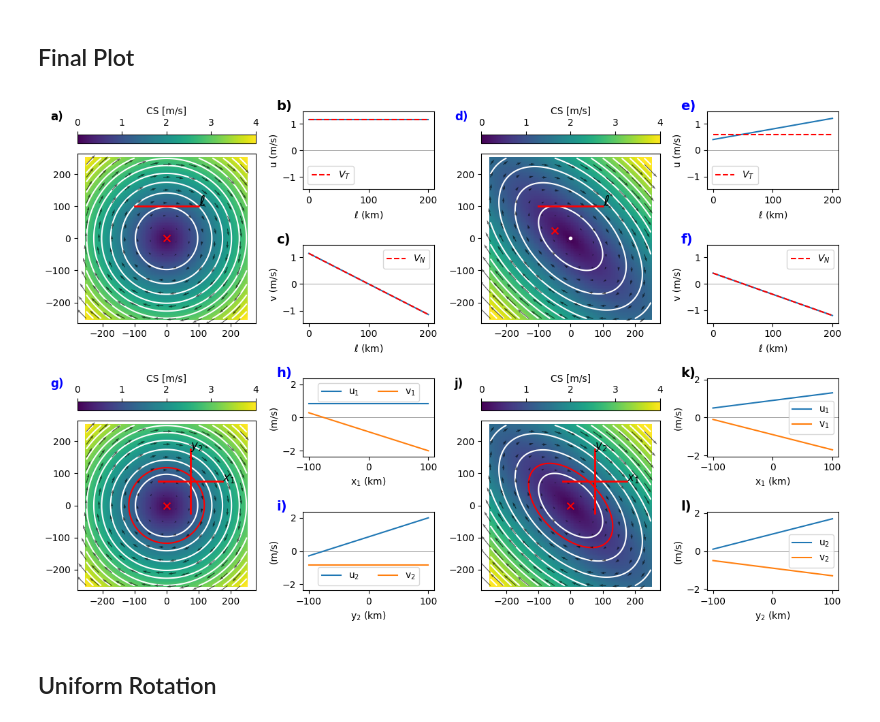
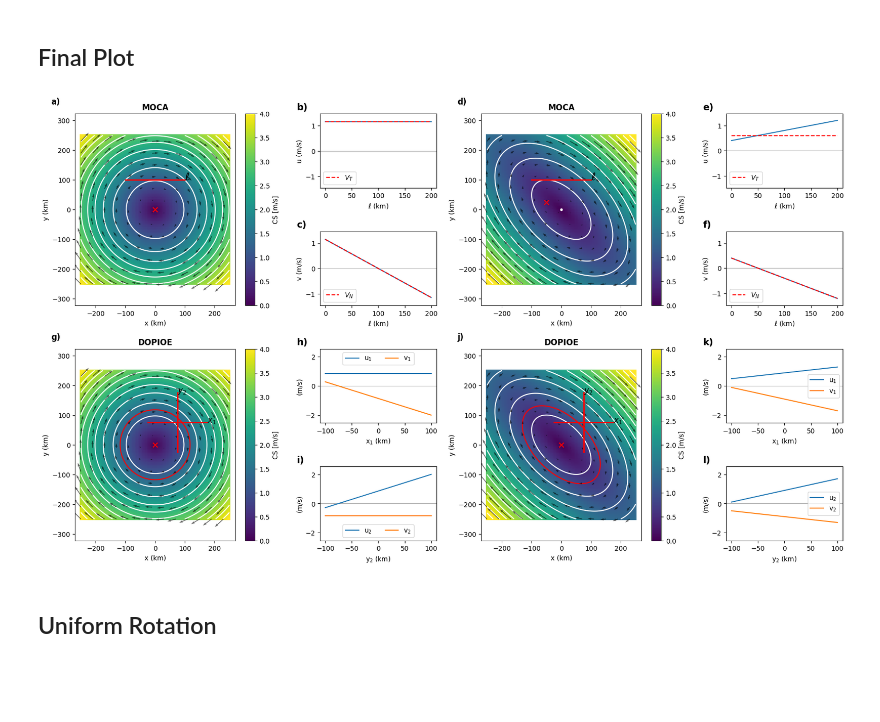
Before and after one commit to regdowse/UNSW-MRes, a Jupyter notebook: MRes/Chapter1/MOCA12.ipynb, the cells around one changed output. Saved outputs shown, nothing was run; the diff lists cells and outputs as text; code cells hidden in the pictures; blank space fills up the shorter version.

```diff
--- a/MRes/Chapter1/MOCA12.ipynb
+++ b/MRes/Chapter1/MOCA12.ipynb
@@ -193,8 +193,8 @@ x0_ell2, y0_ell2, w_ell2, x1_ell2, y1_ell2, u1_ell2, v1_ell2, x2_ell2, y2_ell2,
 # %%
 import matplotlib.gridspec as gridspec
 
-fig = plt.figure(figsize=(12, 8))
-gs = gridspec.GridSpec(4, 6, figure=fig, width_ratios=[1, 1, 2, 1, 1, 2])
+fig = plt.figure(figsize=(17, 10))
+gs = gridspec.GridSpec(4, 6, figure=fig, width_ratios=[2, 2, 3, 2, 2, 3])
 alpha = .6
 spacing = 8
 Q_scale = 140
@@ -204,7 +204,8 @@ Q_scale = 140
 #1 LEFT PLOT (PLOT A)
 ax_main_left = fig.add_subplot(gs[:2, :2])
 pcm = ax_main_left.pcolor(X_circ, Y_circ, np.hypot(u_circ, v_circ).T, vmin=0, vmax=4)
-cbar = fig.colorbar(pcm, ax=ax_main_left, orientation='horizontal', location='top', label='CS [m/s]')
+# cbar = fig.colorbar(pcm, ax=ax_main_left, orientation='horizontal', location='top', label='CS [m/s]')
+cbar = fig.colorbar(pcm, ax=ax_main_left, orientation='vertical', location='right', label='CS [m/s]')
 levels = range(int(np.min(Psi_circ)), int(np.max(Psi_circ)), 60)
 ax_main_left.contour(X_circ, Y_circ, Psi_circ, levels=levels, colors='w', linestyles='-')
 ax_main_left.quiver(X_circ[::spacing, ::spacing], Y_circ[::spacing, ::spacing],
@@ -213,8 +214,11 @@ ax_main_left.plot(xx_circ, yy_circ, 'r', linewidth=2, zorder=3)
 ax_main_left.text(xx_circ[-1], yy_circ[-1], r'$\ell$', color='k', fontweight='bold', fontsize=16)
 # ax_main_left.scatter(0, 0, color='w', marker='.')
 ax_main_left.scatter(x0_circ, y0_circ, color='r', marker='x', s=50, zorder=4)
+ax_main_left.set_title('MOCA', fontweight='bold')
+ax_main_left.set_xlabel('x (km)')
+ax_main_left.set_ylabel('y (km)')
 ax_main_left.axis('equal')
-ax_main_left.text(-0.15, 1.20, 'a)', transform=ax_main_left.transAxes, fontsize=12, fontweight='bold')
+ax_main_left.text(-0.15, 1.05, 'a)', transform=ax_main_left.transAxes, fontsize=12, fontweight='bold')
 
 #1 Subplot columns (2x1 on the right)
 ax2_left = fig.add_subplot(gs[0, 2])
@@ -234,8 +238,8 @@ for ax, data, ylabel, p in zip(axs, [u1_circ, v1_circ], ['u (m/s)', 'v (m/s)'],
 
 ax2_left.plot(l_circ, p_u1, '--r', label=r'$V_T$')
 ax3_left.plot(l_circ, p_v1, '--r', label=r'$V_N$')
-ax2_left.legend()
-ax3_left.legend()
+ax2_left.legend(loc='lower left')
+ax3_left.legend(loc='lower left')
 
 ymin, ymax = min(ax.get_ylim()[0] for ax in axs), max(ax.get_ylim()[1] for ax in axs)
 for ax in axs:
@@ -247,7 +251,8 @@ ax3_left.text(-0.2, 1.15, 'c)', transform=ax3_left.transAxes, fontsize=14, fontw
 #1 RIGHT PLOT (PLOT B)
 ax_main_right = fig.add_subplot(gs[:2, 3:5])
 pcm = ax_main_right.pcolor(X_ell, Y_ell, np.hypot(u_ell, v_ell).T, vmin=0, vmax=4)
-cbar = fig.colorbar(pcm, ax=ax_main_right, orientation='horizontal', location='top', label='CS [m/s]')
+# cbar = fig.colorbar(pcm, ax=ax_main_right, orientation='horizontal', location='top', label='CS [m/s]')
+cbar = fig.colorbar(pcm, ax=ax_main_right, orientation='vertical', location='right', label='CS [m/s]')
 levels = range(int(np.min(Psi_ell)), int(np.max(Psi_ell)), 60)
 ax_main_right.contour(X_ell, Y_ell, Psi_ell, levels=levels, colors='w', linestyles='-')
 ax_main_right.quiver(X_ell[::spacing, ::spacing], Y_ell[::spacing, ::spacing],
@@ -256,8 +261,11 @@ ax_main_right.plot(xx_ell, yy_ell, 'r', linewidth=2, zorder=3)
 ax_main_right.text(xx_ell[-1], yy_ell[-1], r'$\ell$', color='k', fontweight='bold', fontsize=16)
 ax_main_right.scatter(0, 0, color='w', marker='.')
 ax_main_right.scatter(x0_ell, y0_ell, color='r', marker='x', s=50, zorder=4)
+ax_main_right.set_title('MOCA', fontweight='bold')
+ax_main_right.set_xlabel('x (km)')
+ax_main_right.set_ylabel('y (km)')
 ax_main_right.axis('equal')
-ax_main_right.text(-0.15, 1.20, 'd)', transform=ax_main_right.transAxes, fontsize=12, fontweight='bold', color='b')
+ax_main_right.text(-0.15, 1.05, 'd)', transform=ax_main_right.transAxes, fontsize=12, fontweight='bold', color='k')
 
 #1 Subplot columns (2x1 on the right)
 ax2_right = fig.add_subplot(gs[0, 5])
@@ -277,22 +285,23 @@ for ax, data, ylabel, p in zip(axs, [u1_ell, v1_ell], ['u (m/s)', 'v (m/s)'], [0
 
 ax2_right.plot(l_ell, p_u1, '--r', label=r'$V_T$')
 ax3_right.plot(l_ell, p_v1, '--r', label=r'$V_N$')
-ax2_right.legend()
-ax3_right.legend()
+ax2_right.legend(loc='lower left')
+ax3_right.legend(loc='lower left')
 
 ymin, ymax = min(ax.get_ylim()[0] for ax in axs), max(ax.get_ylim()[1] for ax in axs)
 for ax in axs:
     ax.set_ylim(ymin -.2, ymax + .2)
 
-ax2_right.text(-0.2, 1.15, 'e)', transform=ax2_right.transAxes, fontsize=14, fontweight='bold', va='top', ha='left', color='b')
-ax3_right.text(-0.2, 1.15, 'f)', transform=ax3_right.transAxes, fontsize=14, fontweight='bold', va='top', ha='left', color='b')
+ax2_right.text(-0.2, 1.15, 'e)', transform=ax2_right.transAxes, fontsize=14, fontweight='bold', va='top', ha='left', color='k')
+ax3_right.text(-0.2, 1.15, 'f)', transform=ax3_right.transAxes, fontsize=14, fontweight='bold', va='top', ha='left', color='k')
 
 ##### 2 #####
 
 #2 LEFT PLOT (PLOT A)
 ax_main_left = fig.add_subplot(gs[2:, :2])
 pcm = ax_main_left.pcolor(X_circ, Y_circ, np.hypot(u_circ, v_circ).T, vmin=0, vmax=4)
-cbar = fig.colorbar(pcm, ax=ax_main_left, orientation='horizontal', location='top', label='CS [m/s]')
+# cbar = fig.colorbar(pcm, ax=ax_main_left, orientation='horizontal', location='top', label='CS [m/s]')
+cbar = fig.colorbar(pcm, ax=ax_main_left, orientation='vertical', location='right', label='CS [m/s]')
 levels = range(int(np.min(Psi_circ)), int(np.max(Psi_circ)), 60)
 ax_main_left.contour(X_circ, Y_circ, Psi_circ, levels=levels, colors='w', linestyles='-')
 ax_main_left.quiver(X_circ[::spacing, ::spacing], Y_circ[::spacing, ::spacing],
@@ -307,8 +316,11 @@ ax_main_left.scatter(x0_circ2, y0_circ2, color='r', marker='x', s=50, zorder=4)
 x_ellipse, y_ellipse = plot_ellipse(Q_circ2, center=(0, 0), scale=Q_scale)
 ax_main_left.plot(x_ellipse, y_ellipse, 'r')
 
+ax_main_left.set_title('DOPIOE', fontweight='bold')
+ax_main_left.set_xlabel('x (km)')
+ax_main_left.set_ylabel('y (km)')
 ax_main_left.axis('equal')
-ax_main_left.text(-0.15, 1.20, 'g)', transform=ax_main_left.transAxes, fontsize=12, fontweight='bold', color='b')
+ax_main_left.text(-0.15, 1.05, 'g)', transform=ax_main_left.transAxes, fontsize=12, fontweight='bold', color='k')
 
 #2 Subplot columns (2x1 on the right)
 ax2_left = fig.add_subplot(gs[2, 2])
@@ -327,8 +339,8 @@ ax3_left.set_ylabel('(m/s)')
 ax3_left.set_xlabel(r'y$_2$ (km)')
 ax3_left.legend(loc='lower center', ncol=2)
 
-ax2_left.text(-0.2, 1.15, 'h)', transform=ax2_left.transAxes, fontsize=14, fontweight='bold', va='top', ha='left', color='b')
-ax3_left.text(-0.2, 1.15, 'i)', transform=ax3_left.transAxes, fontsize=14, fontweight='bold', va='top', ha='left', color='b')
+ax2_left.text(-0.2, 1.15, 'h)', transform=ax2_left.transAxes, fontsize=14, fontweight='bold', va='top', ha='left', color='k')
+ax3_left.text(-0.2, 1.15, 'i)', transform=ax3_left.transAxes, fontsize=14, fontweight='bold', va='top', ha='left', color='k')
 
 axs = [ax2_left, ax3_left]
 ymin, ymax = min(ax.get_ylim()[0] for ax in axs), max(ax.get_ylim()[1] for ax in axs)
@@ -338,7 +350,8 @@ for ax in axs:
 #2 RIGHT PLOT (PLOT B)
 ax_main_right = fig.add_subplot(gs[2:, 3:5])
 pcm = ax_main_right.pcolor(X_ell, Y_ell, np.hypot(u_ell, v_ell).T, vmin=0, vmax=4)
-cbar = fig.colorbar(pcm, ax=ax_main_right, orientation='horizontal', location='top', label='CS [m/s]')
+# cbar = fig.colorbar(pcm, ax=ax_main_right, orientation='horizontal', location='top', label='CS [m/s]')
+cbar = fig.colorbar(pcm, ax=ax_main_right, orientation='vertical', location='right', label='CS [m/s]')
 levels = range(int(np.min(Psi_ell)), int(np.max(Psi_ell)), 60)
 ax_main_right.contour(X_ell, Y_ell, Psi_ell, levels=levels, colors='w', linestyles='-')
 ax_main_right.quiver(X_ell[::spacing, ::spacing], Y_ell[::spacing, ::spacing],
@@ -353,38 +366,42 @@ ax_main_right.scatter(x0_ell2, y0_ell2, color='r', marker='x', s=50, zorder=4)
 x_ellipse, y_ellipse = plot_ellipse(Q_ell2, center=(0, 0), scale=Q_scale+25)
 ax_main_right.plot(x_ellipse, y_ellipse, 'r')
 
+ax_main_right.set_title('DOPIOE', fontweight='bold')
+ax_main_right.set_xlabel('x (km)')
+ax_main_right.set_ylabel('y (km)')
+
 ax_main_right.axis('equal')
-ax_main_right.text(-0.15, 1.20, 'j)', transform=ax_main_right.transAxes, fontsize=12, fontweight='bold')
+ax_main_right.text(-0.15, 1.05, 'j)', transform=ax_main_right.transAxes, fontsize=12, fontweight='bold')
 
 #2 Subplot columns (2x1 on the right)
 ax2_right = fig.add_subplot(gs[2, 5])
 ax3_right = fig.add_subplot(gs[3, 5])
 
 ax2_right.plot(xx_ell2, u1_ell2, label=r'u$_1$')
 ax2_right.plot(xx_ell2, v1_ell2, label=r'v$_1$')
 ax2_right.axhline(y=0, color='k', zorder=-1, linewidth=.5, alpha=.5)
 ax2_right.set_ylabel('(m/s)')
 ax2_right.set_xlabel(r'x$_1$ (km)')
 ax2_right.legend(loc='center right')
 ax3_right.plot(yy_ell2, u2_ell2, label=r'u$_2$')
 ax3_right.plot(yy_ell2, v2_ell2, label=r'v$_2$')
 ax3_right.axhline(y=0, color='k', zorder=-1, linewidth=.5, alpha=.5)
 ax3_right.set_ylabel('(m/s)')
 ax3_right.set_xlabel(r'y$_2$ (km)')
 ax3_right.legend(loc='center right')
 
 ax2_right.text(-0.2, 1.15, 'k)', transform=ax2_right.transAxes, fontsize=14, fontweight='bold', va='top', ha='left')
 ax3_right.text(-0.2, 1.15, 'l)', transform=ax3_right.transAxes, fontsize=14, fontweight='bold', va='top', ha='left')
 
-axs = [ax2_right, ax3_right]
+axs = [ax2_left, ax3_left]
 ymin, ymax = min(ax.get_ylim()[0] for ax in axs), max(ax.get_ylim()[1] for ax in axs)
-for ax in axs:
+for ax in [ax2_left, ax3_left, ax2_right, ax3_right]:
     ax.set_ylim(ymin -.2, ymax + .2)
 
 plt.tight_layout()
 plt.show()
 # %% [output]
-[figure, old version]
+[figure, new version]
 # %% [markdown]
 ## Uniform Rotation
 # %%
```
Also changed, not shown: 3 other files.
